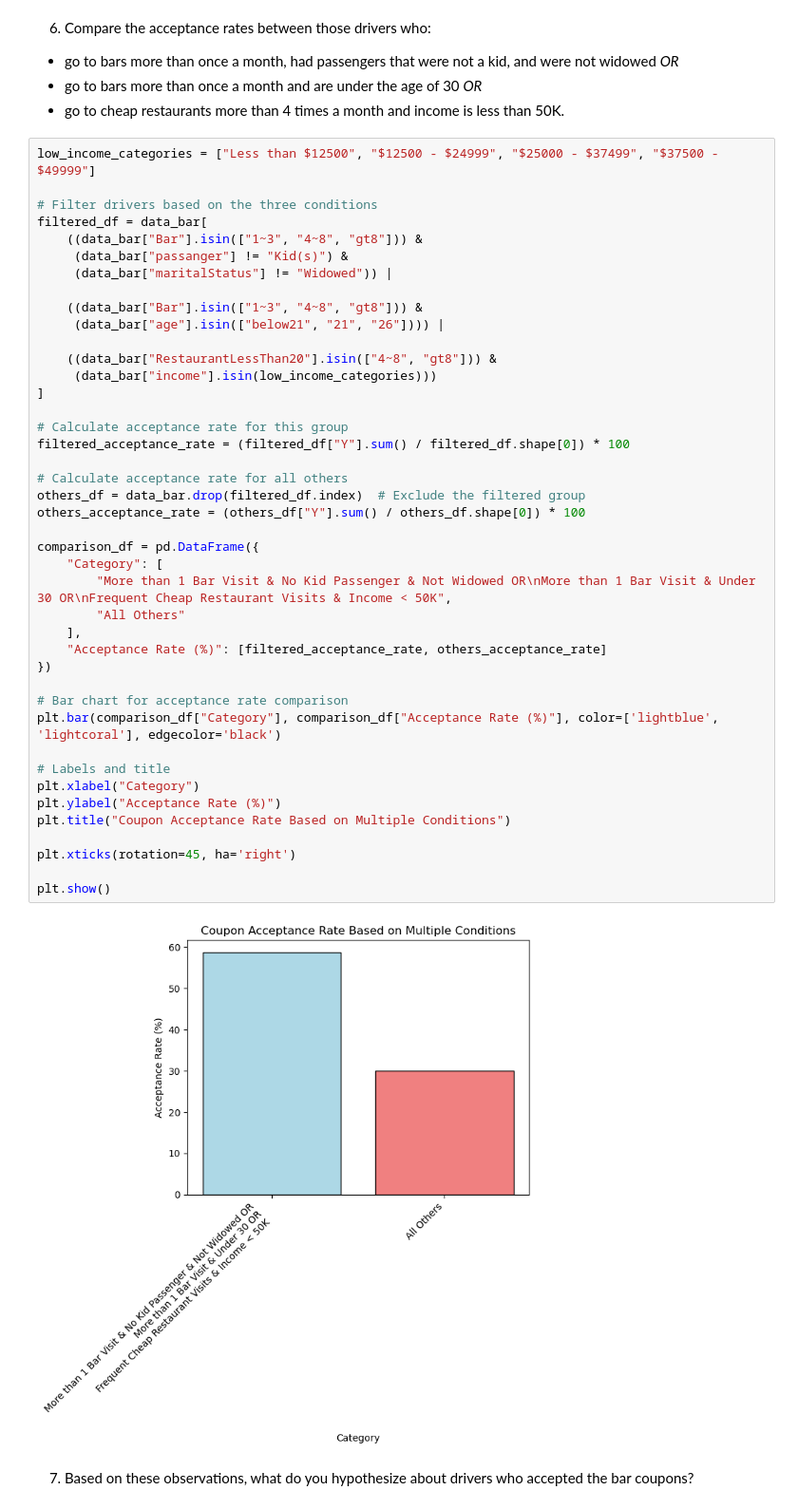
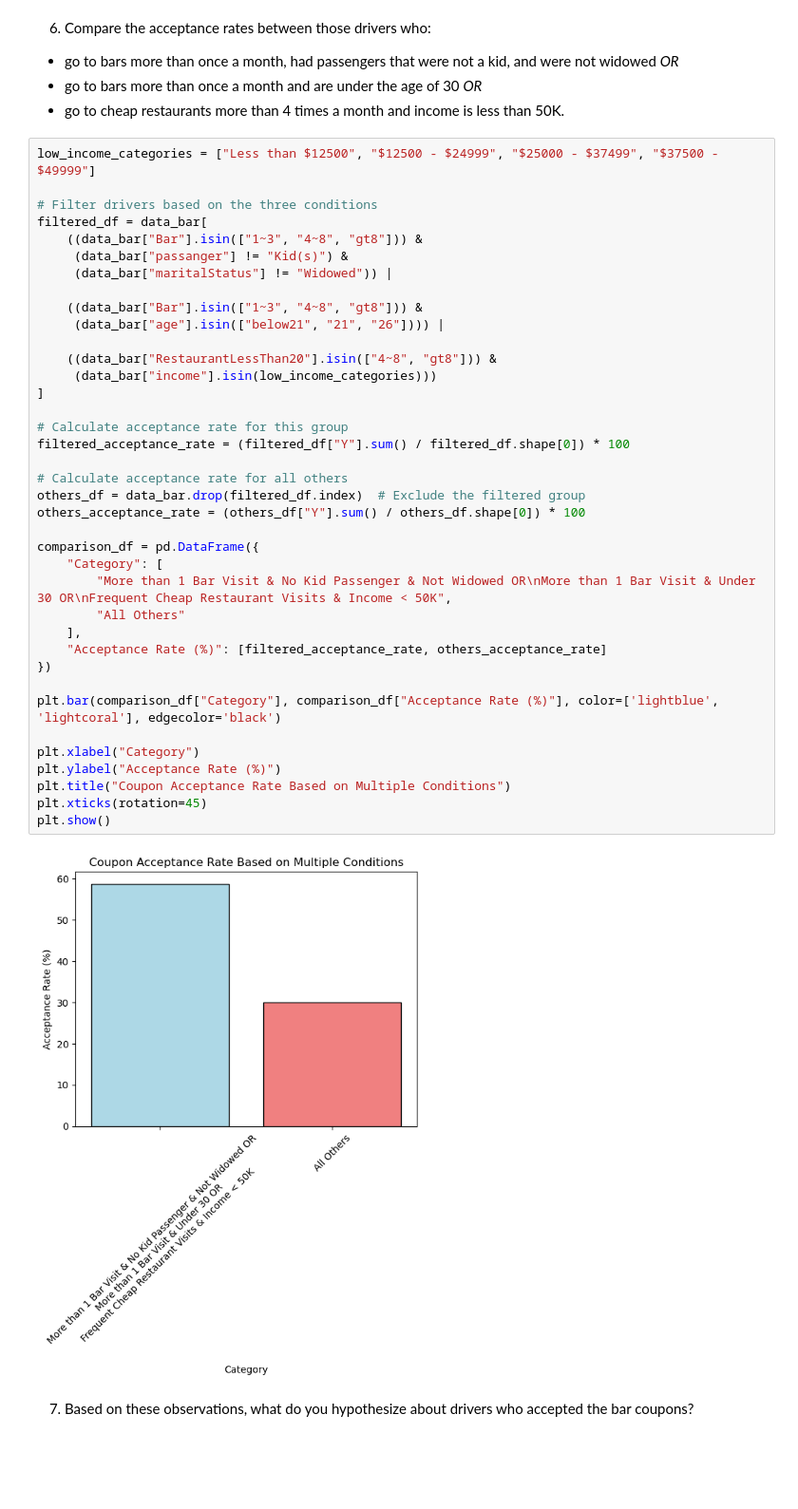
Before and after one commit to nachiketpatil/coupon_data_analysis, a Jupyter notebook: coupon_data_analysis.ipynb, the cells around one changed output. Shown at 95% size. Saved outputs shown, nothing was run; the diff lists cells and outputs as text; blank space fills up the shorter version.

```diff
--- a/coupon_data_analysis.ipynb
+++ b/coupon_data_analysis.ipynb
@@ -360,39 +350,35 @@ filtered_df = data_bar[
 
     ((data_bar["Bar"].isin(["1~3", "4~8", "gt8"])) &
      (data_bar["age"].isin(["below21", "21", "26"]))) |
 
     ((data_bar["RestaurantLessThan20"].isin(["4~8", "gt8"])) &
      (data_bar["income"].isin(low_income_categories)))
 ]
 
 # Calculate acceptance rate for this group
 filtered_acceptance_rate = (filtered_df["Y"].sum() / filtered_df.shape[0]) * 100
 
 # Calculate acceptance rate for all others
 others_df = data_bar.drop(filtered_df.index)  # Exclude the filtered group
 others_acceptance_rate = (others_df["Y"].sum() / others_df.shape[0]) * 100
 
 comparison_df = pd.DataFrame({
     "Category": [
         "More than 1 Bar Visit & No Kid Passenger & Not Widowed OR\nMore than 1 Bar Visit & Under 30 OR\nFrequent Cheap Restaurant Visits & Income < 50K",
         "All Others"
     ],
     "Acceptance Rate (%)": [filtered_acceptance_rate, others_acceptance_rate]
 })
 
-# Bar chart for acceptance rate comparison
 plt.bar(comparison_df["Category"], comparison_df["Acceptance Rate (%)"], color=['lightblue', 'lightcoral'], edgecolor='black')
 
-# Labels and title
 plt.xlabel("Category")
 plt.ylabel("Acceptance Rate (%)")
 plt.title("Coupon Acceptance Rate Based on Multiple Conditions")
-
-plt.xticks(rotation=45, ha='right')
-
+plt.xticks(rotation=45)
 plt.show()
 # %% [output]
-[figure, old version]
+[figure, new version]
 # %% [markdown]
 7.  Based on these observations, what do you hypothesize about drivers who accepted the bar coupons?
 # %% [markdown]
```
Also changed, not shown: parts of 6 cells of this notebook.
